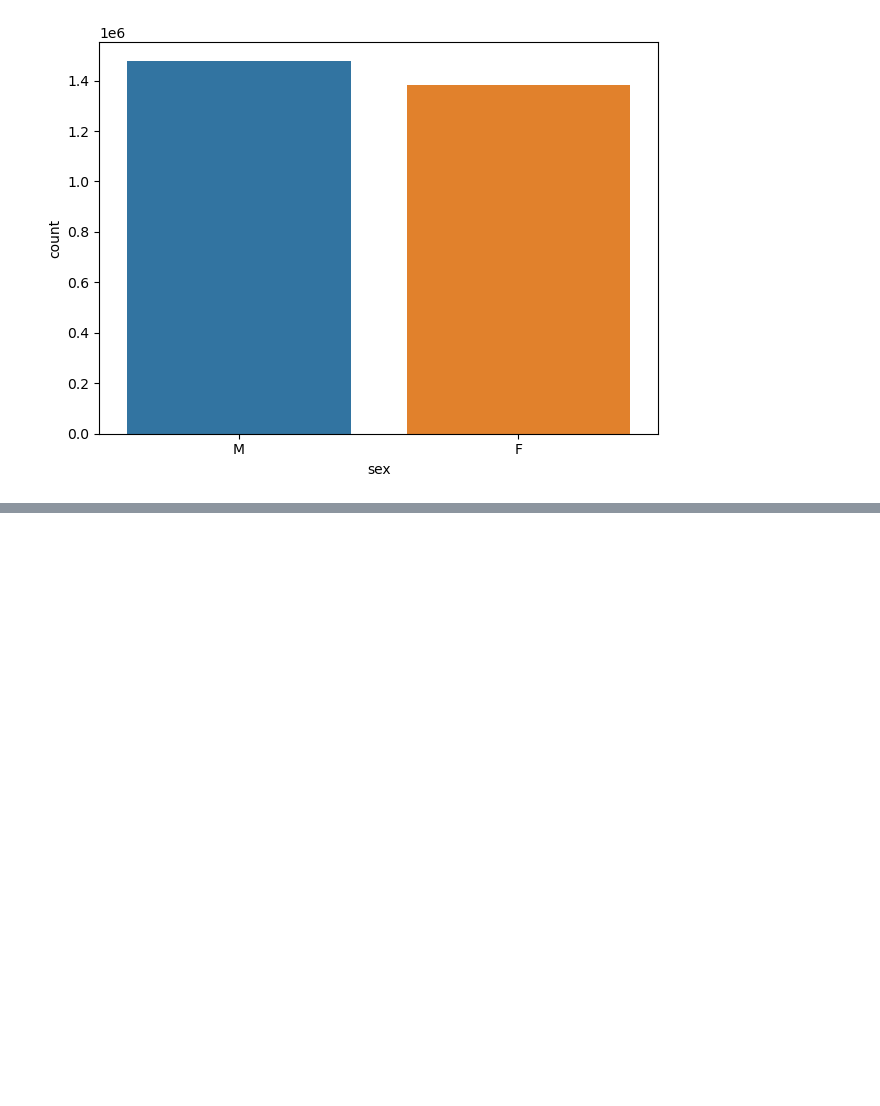
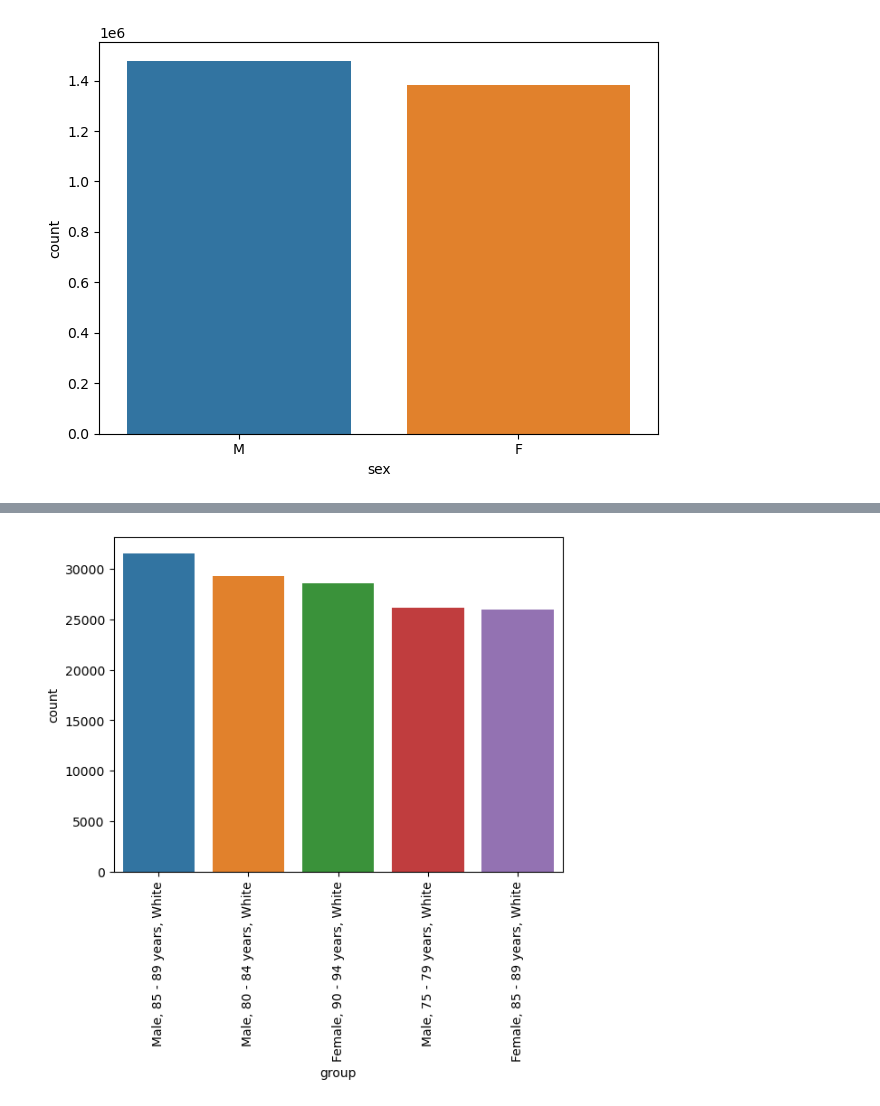
Before and after one commit to blackbrs/diplomado, a Jupyter notebook: Proyecto/Proyecto.ipynb, the cells around one changed output, grey strips where cells are left out. Drawn from its saved outputs; the diff is of its cells as text; code cells hidden in the pictures; blank space fills up the shorter version.

```diff
--- a/Proyecto/Proyecto.ipynb
+++ b/Proyecto/Proyecto.ipynb
@@ -311,0 +359,28 @@ plt.show()
+# %%
+# Grafico 6: Para la enfermedad con el mayor nuero de muertes, conocer
+# los grupos que representan la mayor cantidad de muertes
+carpeta_inicial = RUTA_DATASET_LIMPIADO
+carpeta_diccionario = RUTA_RECODE_DATASER
+anio = 2020
+
+archivo_diccionario = open(carpeta_diccionario + "recode" + str(anio) + ".json")
+json_diccionario = json.load(archivo_diccionario)
+
+df_2019 = pd.read_csv(carpeta_inicial + "2019.csv")
+df_2020 = pd.read_csv(carpeta_inicial + "2020.csv")
+df_consolidado = pd.concat([df_2019, df_2020], axis=0, ignore_index=True)
+df_enfermedad_seleccionada = df_consolidado[df_consolidado["ucr358"] == enfermedad]
+df_enfermedad_seleccionada["group"] = df_enfermedad_seleccionada.apply(lambda row:
+                       json_diccionario["Sex"][str(row["sex"])] + ", "
+                       + json_diccionario["age_recode_52"][str(row["ager52"])] + ", "
+                       + json_diccionario["race"][str(row["race"]).zfill(2)]
+                       , axis=1)
+
+
+order = df_enfermedad_seleccionada["group"].value_counts().index
+countplot = sns.countplot(df_enfermedad_seleccionada, x="group", order=order[:5])
+countplot.tick_params(axis='x', rotation=90)
+#plt.tight_layout()
+plt.show()
+# %% [output]
+[figure, added]
```
Also changed, not shown: parts of 5 cells of this notebook, 3 other files.
